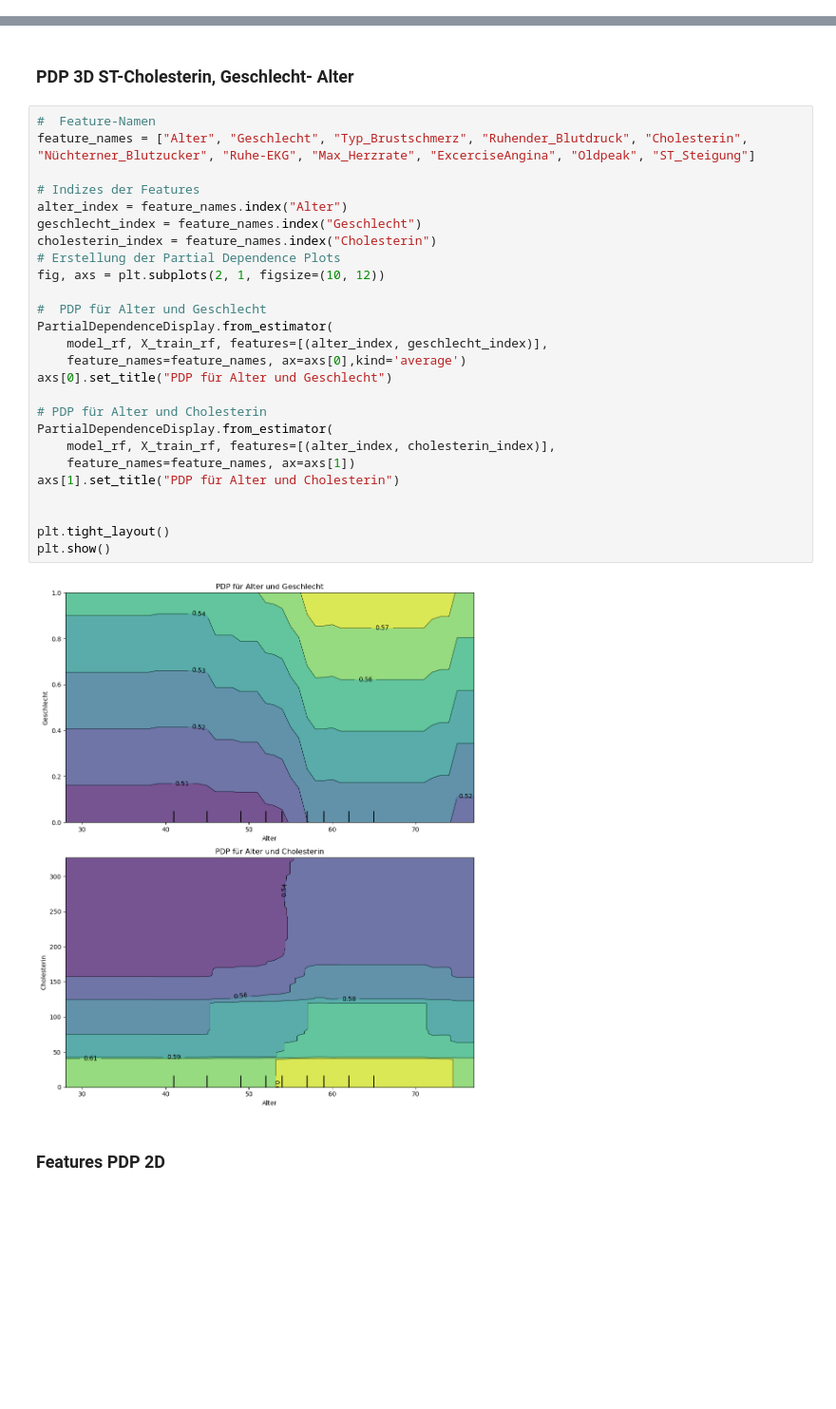
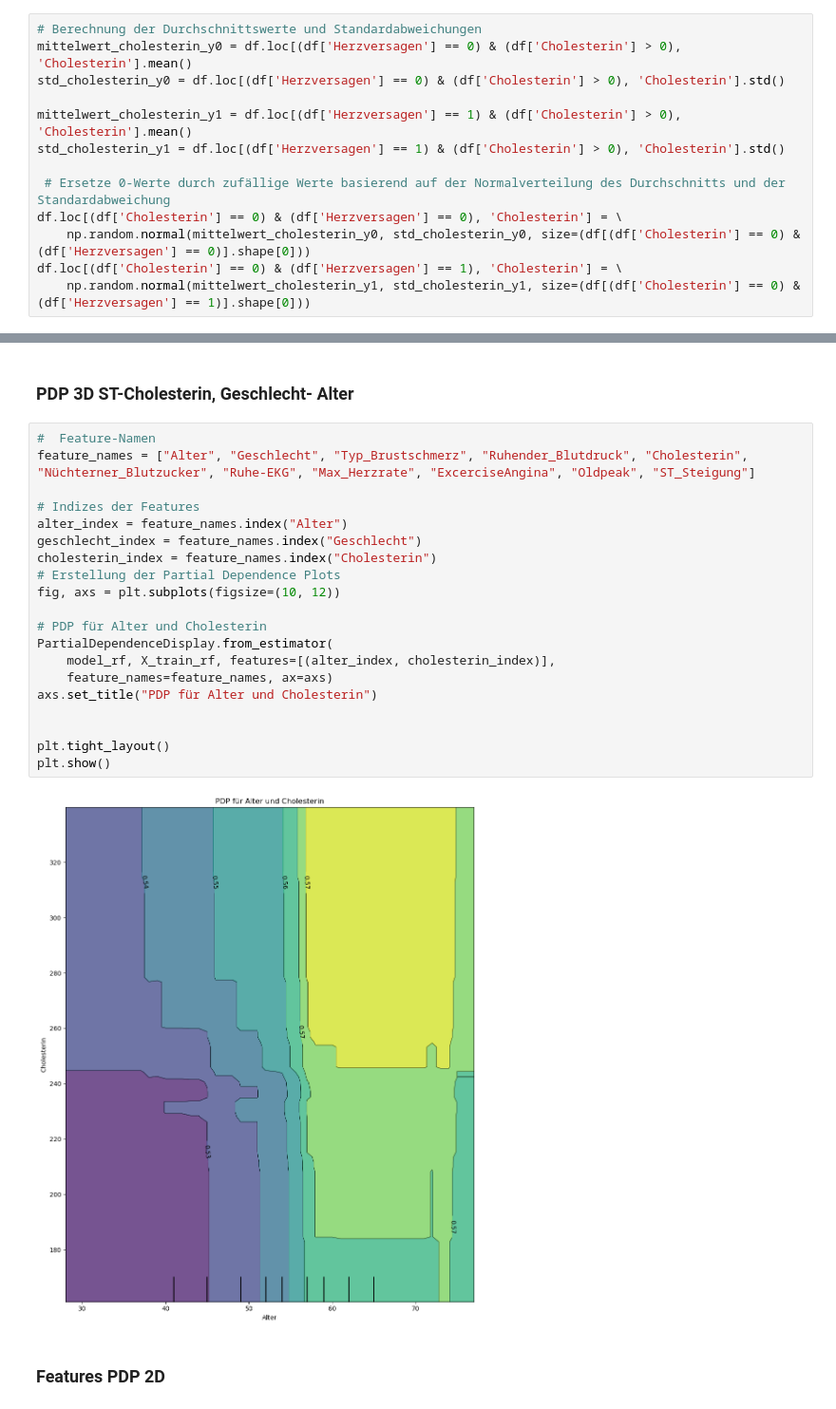
Before and after one commit to OOS-Team/DsKi_Erkl-rbarkeit_Algorithmen, a Jupyter notebook: Heart Failure/heart_failure.ipynb, the cells around one changed output, grey strips where cells are left out. Shown at 95% size. Saved outputs shown, nothing was run; the diff lists cells and outputs as text; blank space fills up the shorter version.

```diff
--- a/Heart Failure/heart_failure.ipynb
+++ b/Heart Failure/heart_failure.ipynb
@@ -117 +115,14 @@ df.loc[(df['Cholesterin'] == 0) & (df['Herzversagen'] == 1), 'Cholesterin'] = du
+# %%
+# Berechnung der Durchschnittswerte und Standardabweichungen
+mittelwert_cholesterin_y0 = df.loc[(df['Herzversagen'] == 0) & (df['Cholesterin'] > 0), 'Cholesterin'].mean()
+std_cholesterin_y0 = df.loc[(df['Herzversagen'] == 0) & (df['Cholesterin'] > 0), 'Cholesterin'].std()
+
+mittelwert_cholesterin_y1 = df.loc[(df['Herzversagen'] == 1) & (df['Cholesterin'] > 0), 'Cholesterin'].mean()
+std_cholesterin_y1 = df.loc[(df['Herzversagen'] == 1) & (df['Cholesterin'] > 0), 'Cholesterin'].std()
+
+ # Ersetze 0-Werte durch zufällige Werte basierend auf der Normalverteilung des Durchschnitts und der Standardabweichung
+df.loc[(df['Cholesterin'] == 0) & (df['Herzversagen'] == 0), 'Cholesterin'] = \
+    np.random.normal(mittelwert_cholesterin_y0, std_cholesterin_y0, size=(df[(df['Cholesterin'] == 0) & (df['Herzversagen'] == 0)].shape[0]))
+df.loc[(df['Cholesterin'] == 0) & (df['Herzversagen'] == 1), 'Cholesterin'] = \
+    np.random.normal(mittelwert_cholesterin_y1, std_cholesterin_y1, size=(df[(df['Cholesterin'] == 0) & (df['Herzversagen'] == 1)].shape[0]))
 # %% [markdown]
@@ -511,31 +513,25 @@ plt.show()
 # %%
 #  Feature-Namen
 feature_names = ["Alter", "Geschlecht", "Typ_Brustschmerz", "Ruhender_Blutdruck", "Cholesterin", "Nüchterner_Blutzucker", "Ruhe-EKG", "Max_Herzrate", "ExcerciseAngina", "Oldpeak", "ST_Steigung"]
 
 # Indizes der Features
 alter_index = feature_names.index("Alter")
 geschlecht_index = feature_names.index("Geschlecht")
 cholesterin_index = feature_names.index("Cholesterin")
 # Erstellung der Partial Dependence Plots
-fig, axs = plt.subplots(2, 1, figsize=(10, 12))
-
-#  PDP für Alter und Geschlecht
-PartialDependenceDisplay.from_estimator(
-    model_rf, X_train_rf, features=[(alter_index, geschlecht_index)],
-    feature_names=feature_names, ax=axs[0],kind='average')
-axs[0].set_title("PDP für Alter und Geschlecht")
+fig, axs = plt.subplots(figsize=(10, 12))
 
 # PDP für Alter und Cholesterin
 PartialDependenceDisplay.from_estimator(
     model_rf, X_train_rf, features=[(alter_index, cholesterin_index)],
-    feature_names=feature_names, ax=axs[1])
-axs[1].set_title("PDP für Alter und Cholesterin")
+    feature_names=feature_names, ax=axs)
+axs.set_title("PDP für Alter und Cholesterin")
 
 
 plt.tight_layout()
 plt.show()
 # %% [output]
-[figure, old version]
+[figure, new version]
 # %% [markdown]
 ### Features PDP 2D
 # %%
```
Also changed, not shown: parts of 60 cells of this notebook, 2 other files.
